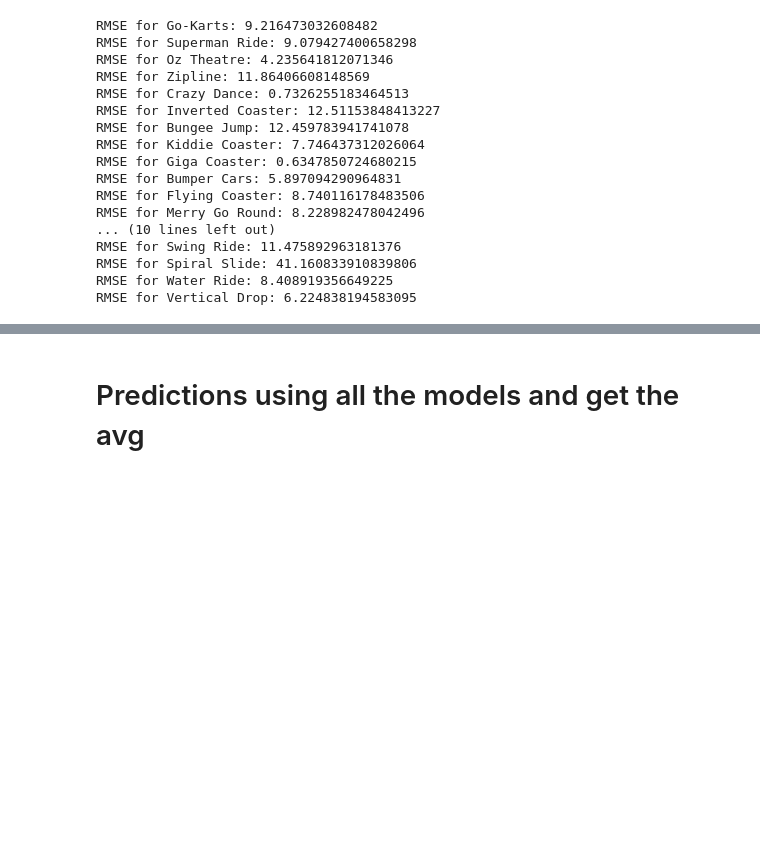
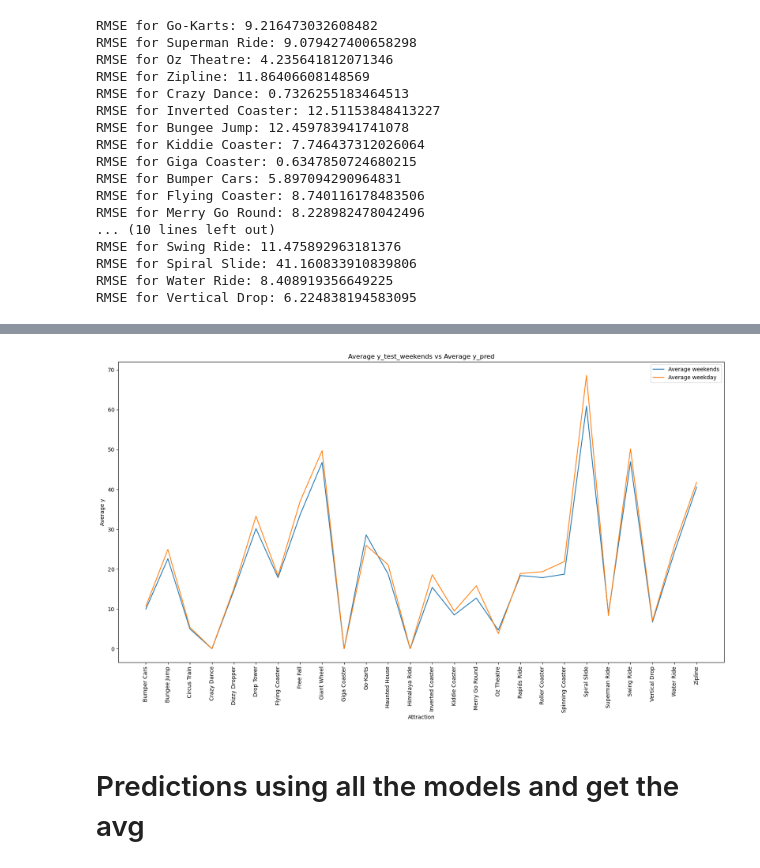
Before and after one commit to heyisvivian/Theme-Park-Endless-Line, a Jupyter notebook: Combine( LGB + XGB + Markov 1).ipynb, the cells around one changed output, grey strips where cells are left out. Drawn from its saved outputs; the diff is of its cells as text; code cells hidden in the pictures; blank space fills up the shorter version.

```diff
--- a/Combine( LGB + XGB + Markov 1).ipynb
+++ b/Combine( LGB + XGB + Markov 1).ipynb
@@ -1016,0 +1046,6 @@ RMSE for Vertical Drop: 6.224838194583095
+# %%
+#calculate the average y_test for each attraction category when weekends == 1
+average_y_test_weekends = result[result['Weekends'] == 1].groupby('Attraction')['y_test'].mean()
+average_y_test_weekends = average_y_test_weekends.reset_index()
+average_y_test_weekends.columns = ['Attraction', 'Average y_test_weekends']
+average_y_test_weekends
@@ -1016,0 +1070,5 @@ RMSE for Vertical Drop: 6.224838194583095
+# %%
+average_y_test_weekday = result[result['Weekends'] == 0].groupby('Attraction')['y_test'].mean()
+average_y_test_weekday = average_y_test_weekday.reset_index()
+average_y_test_weekday.columns = ['Attraction', 'Average y_test_weekends']
+average_y_test_weekday
@@ -1017,3 +1093,18 @@ RMSE for Vertical Drop: 6.224838194583095
+# %%
+#plot the average_y_test_weekends and average_y_test_weekday
+import matplotlib.pyplot as plt
+
+plt.figure(figsize=(20, 10))
+plt.plot(average_y_test_weekends['Attraction'], average_y_test_weekends['Average y_test_weekends'], label='Average weekends')
+plt.plot(average_y_test_weekday['Attraction'], average_y_test_weekday['Average y_test_weekends'], label='Average weekday')
+plt.xlabel('Attraction')
+plt.ylabel('Average y')
+plt.title('Average y_test_weekends vs Average y_pred')
+plt.xticks(rotation=90)
+plt.legend()
+plt.show()
+# %% [output]
+[figure, added]
 # %% [markdown]
 # Predictions using all the models and get the avg
 # %% [markdown]
```
Also changed, not shown: parts of 7 cells of this notebook.
